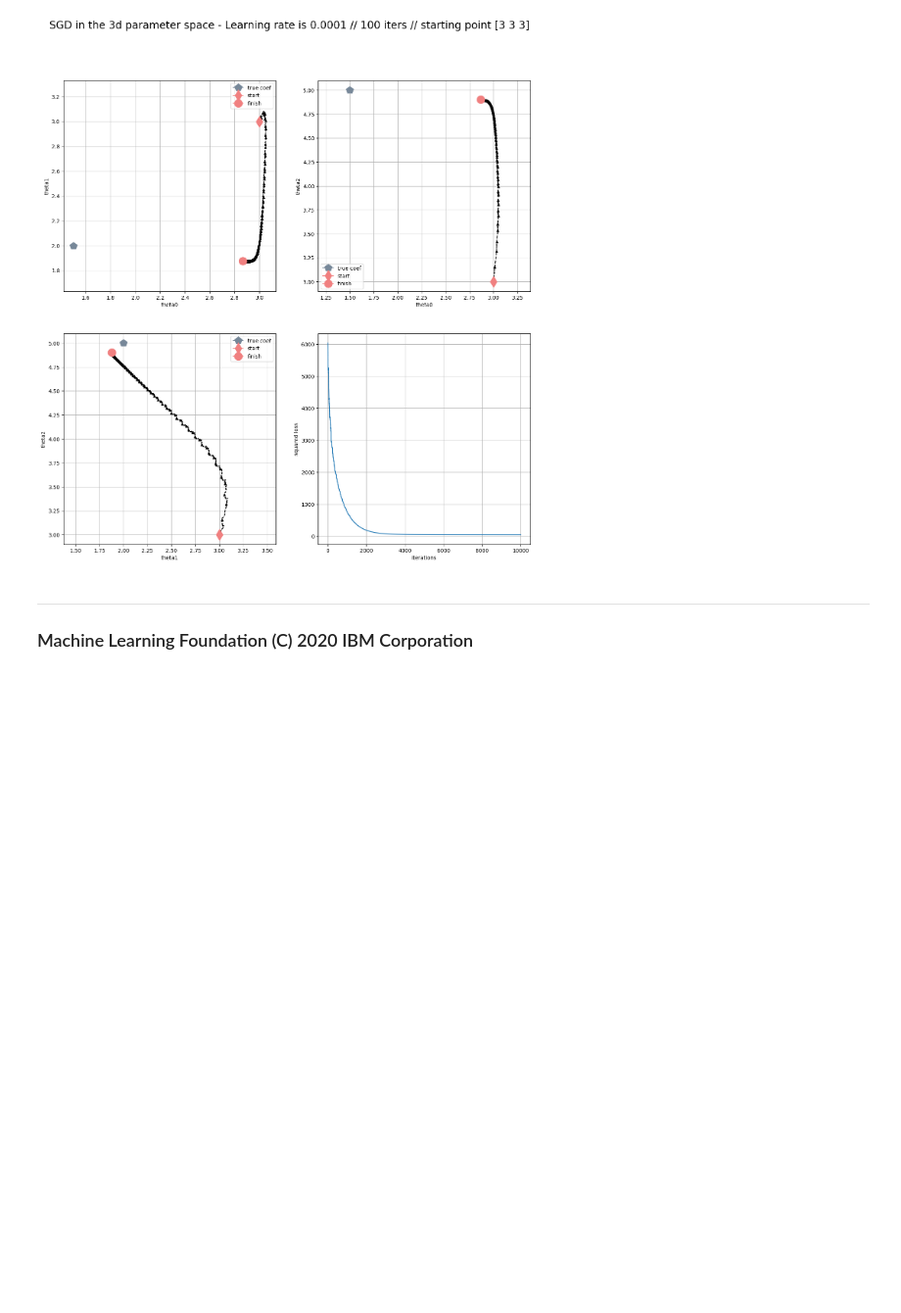
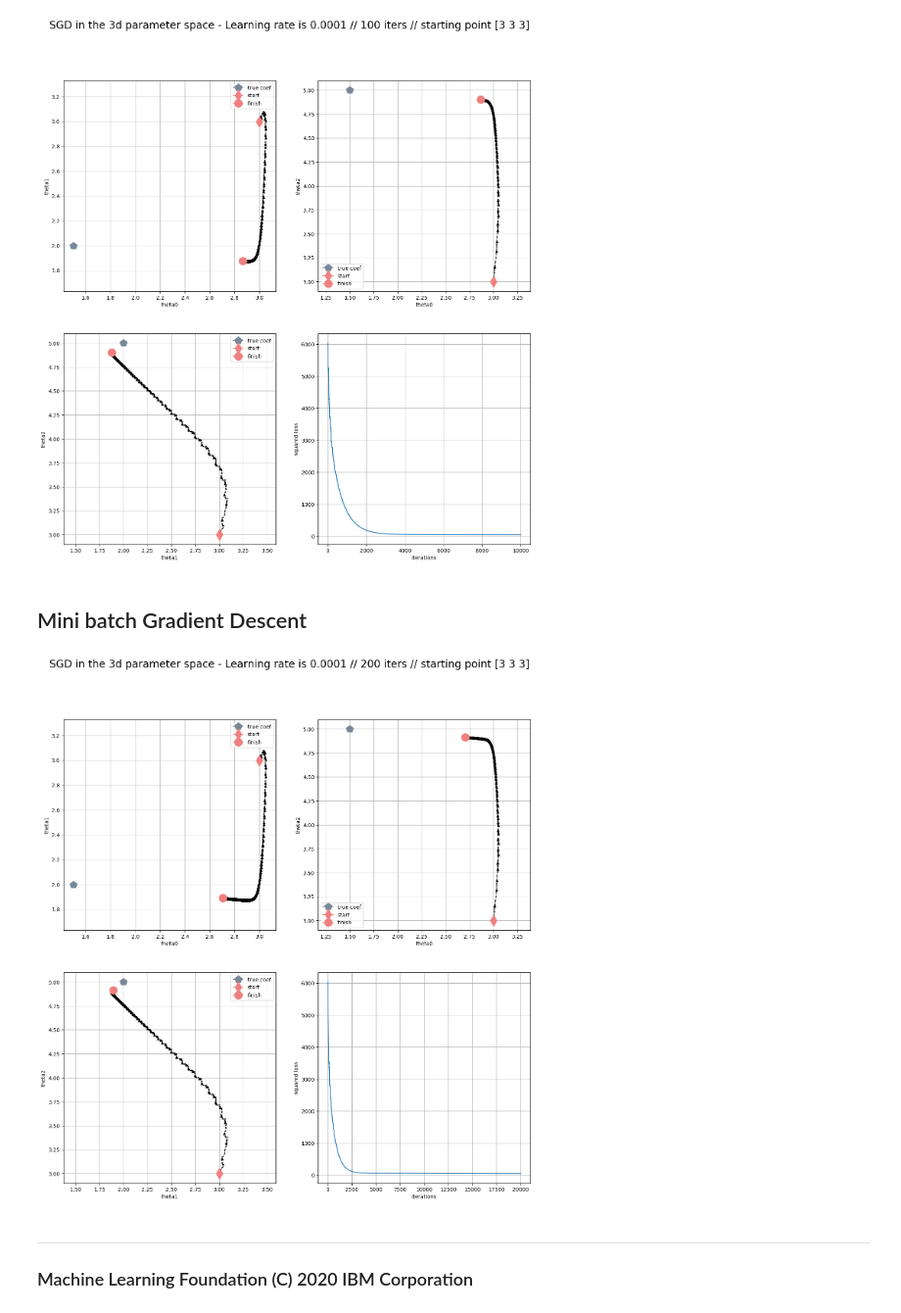
Before and after one commit to tycoi2005/202308_machine_learning_ibm_coursera, a Jupyter notebook: 005deep-learning-reinforcement-learning/05a_DEMO_Gradient_Descent.ipynb, the cells around one changed output. Shown: that part at 98% size. Drawn from its saved outputs; the diff is of its cells as text; code cells hidden in the pictures; blank space fills up the shorter version.

```diff
--- a/005deep-learning-reinforcement-learning/05a_DEMO_Gradient_Descent.ipynb
+++ b/005deep-learning-reinforcement-learning/05a_DEMO_Gradient_Descent.ipynb
@@ -222,6 +222,45 @@ plot_all(theta_path, loss_vec, learning_rate, num_iter,
          theta_initial, 'SGD')
 # %% [output]
 [figure]
+# %% [markdown]
+## Mini batch Gradient Descent
+# %%
+def minibatch_gradient_descent(learning_rate, num_iter, theta_initial):
+
+    ## Initialization steps
+    theta = theta_initial
+    # below are different in STOCHASTIC gradient descent
+    theta_path = np.zeros(((num_iter*num_obs)+1,3))
+    theta_path[0,:] = theta_initial
+    loss_vec = np.zeros(num_iter*num_obs)
+
+    ## Main SGD loop
+    count = 0
+
+    n_batch = round(num_obs)
+    for i in range(num_iter):
+        for j in range(n_batch):
+            count+=1
+            y_pred = np.dot(theta.T,x_mat.T)
+            loss_vec[count-1] = np.sum((y-y_pred)**2)
+            grad_vec = (y[j]-y_pred[j])*(x_mat[j,:])
+            theta = theta + learning_rate*grad_vec
+            theta_path[count,:]=theta
+    return theta_path, loss_vec
+
+## Parameters to play with
+learning_rate = 1e-4
+num_iter = 200
+theta_initial = np.array([3, 3, 3])
+
+
+theta_path, loss_vec = minibatch_gradient_descent(learning_rate,
+                                                   num_iter,
+                                                   theta_initial)
+plot_all(theta_path, loss_vec, learning_rate,
+         num_iter, theta_initial, 'SGD')
+# %% [output]
+[figure, added]
 # %% [markdown]
 ---
 ### Machine Learning Foundation (C) 2020 IBM Corporation
```
Also changed, not shown: 4 other files.
